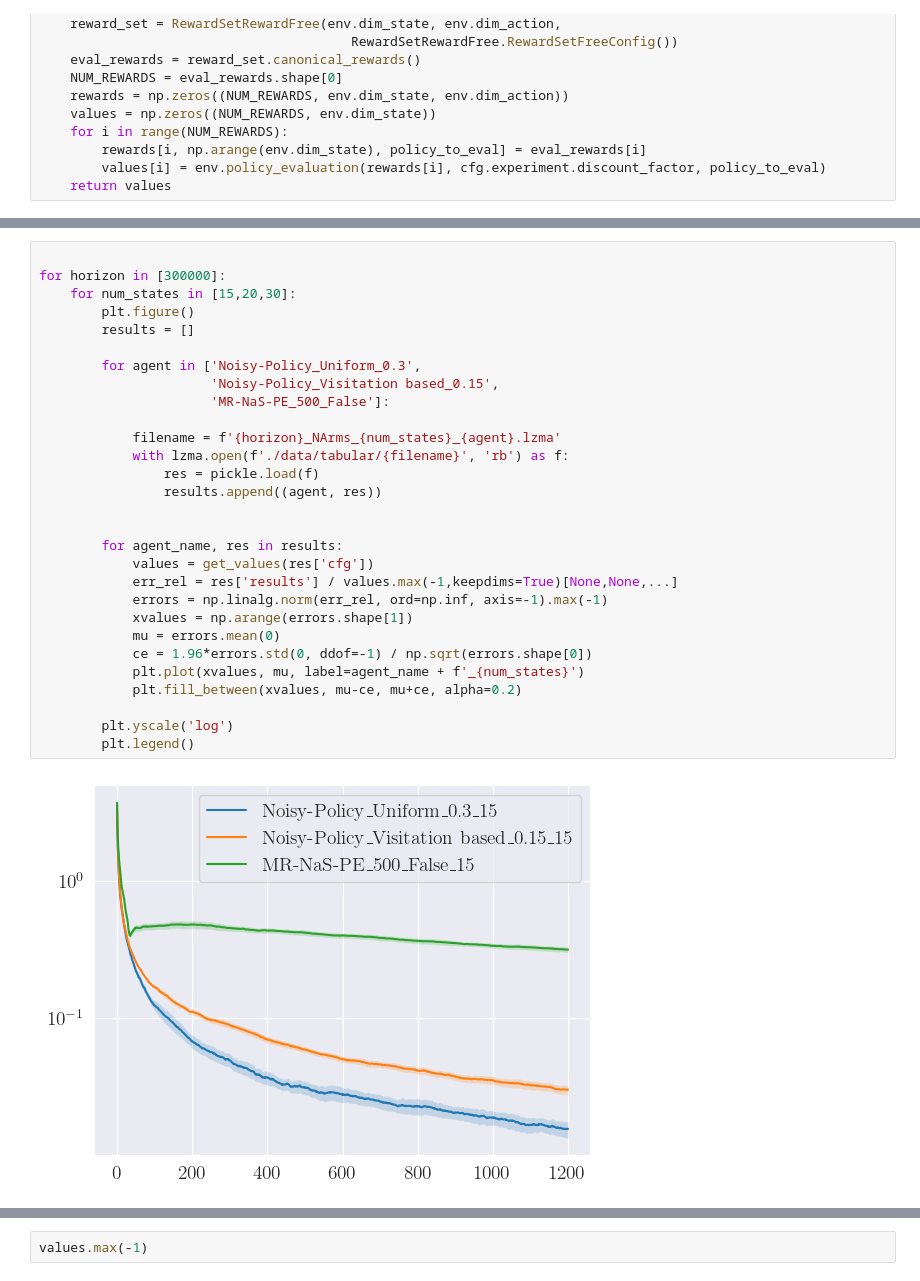
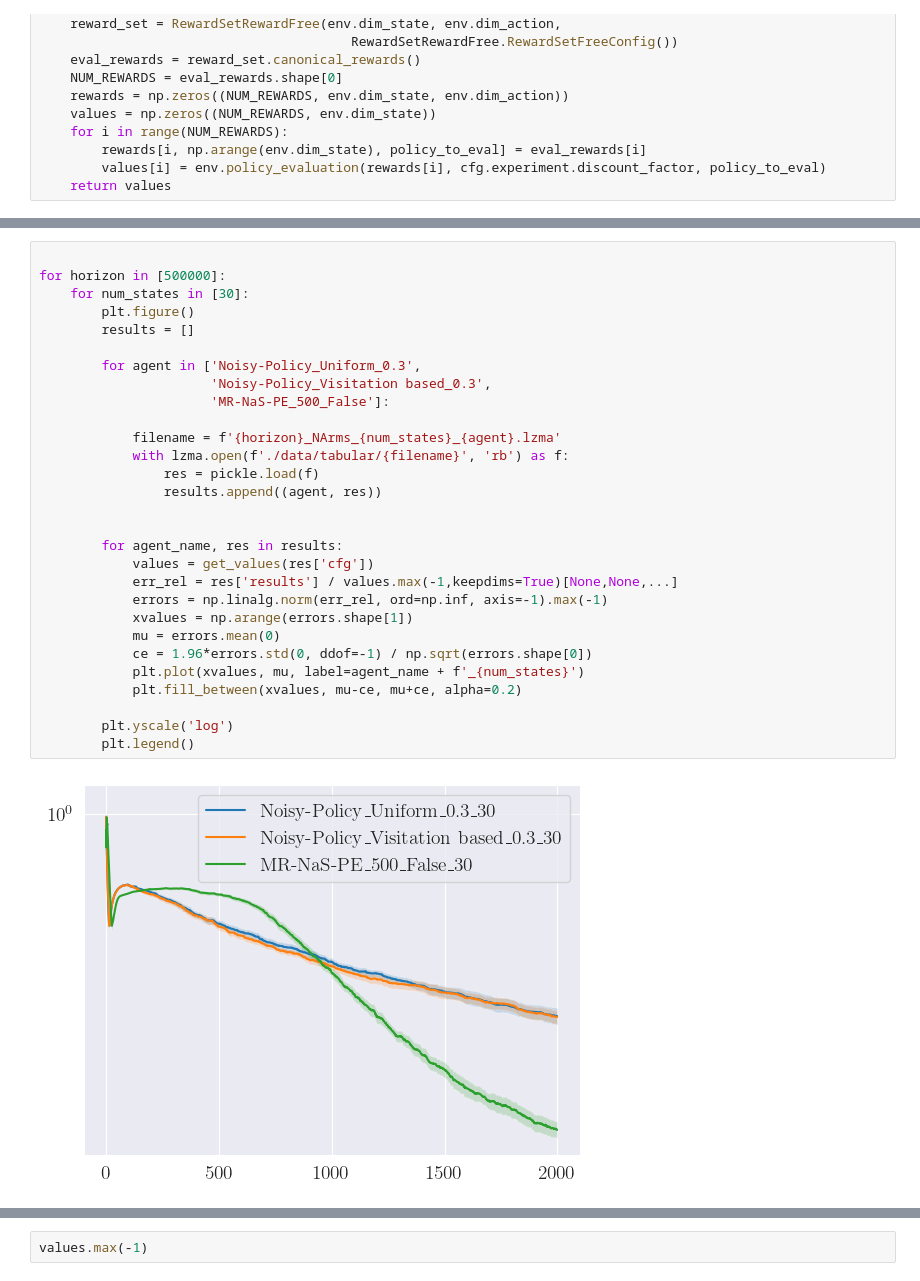
Before and after one commit to rssalessio/multi-reward-multi-policy-eval, a Jupyter notebook: plot.ipynb, the cells around one changed output, grey strips where cells are left out. Drawn from its saved outputs; the diff is of its cells as text.

```diff
--- a/plot.ipynb
+++ b/plot.ipynb
@@ -70,31 +70,31 @@ plt.show()
 # %%
 
-for horizon in [300000]:
-    for num_states in [15,20,30]:
+for horizon in [500000]:
+    for num_states in [30]:
         plt.figure()
         results = []
 
         for agent in ['Noisy-Policy_Uniform_0.3',
-                      'Noisy-Policy_Visitation based_0.15',
+                      'Noisy-Policy_Visitation based_0.3',
                       'MR-NaS-PE_500_False']:
 
             filename = f'{horizon}_NArms_{num_states}_{agent}.lzma'
             with lzma.open(f'./data/tabular/{filename}', 'rb') as f:
                 res = pickle.load(f)
                 results.append((agent, res))
 
 
         for agent_name, res in results:
             values = get_values(res['cfg'])
             err_rel = res['results'] / values.max(-1,keepdims=True)[None,None,...]
             errors = np.linalg.norm(err_rel, ord=np.inf, axis=-1).max(-1)
             xvalues = np.arange(errors.shape[1])
             mu = errors.mean(0)
             ce = 1.96*errors.std(0, ddof=-1) / np.sqrt(errors.shape[0])
             plt.plot(xvalues, mu, label=agent_name + f'_{num_states}')
             plt.fill_between(xvalues, mu-ce, mu+ce, alpha=0.2)
 
         plt.yscale('log')
         plt.legend()
 # %% [output]
-[figure, old version]
+[figure, new version]
```
Also changed, not shown: parts of 12 cells of this notebook, 37 other files.
